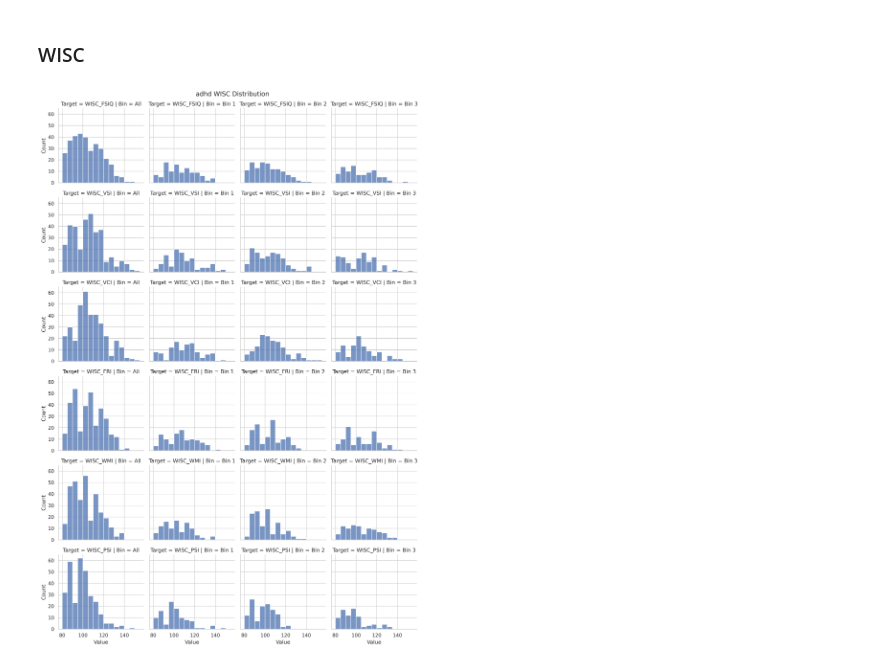
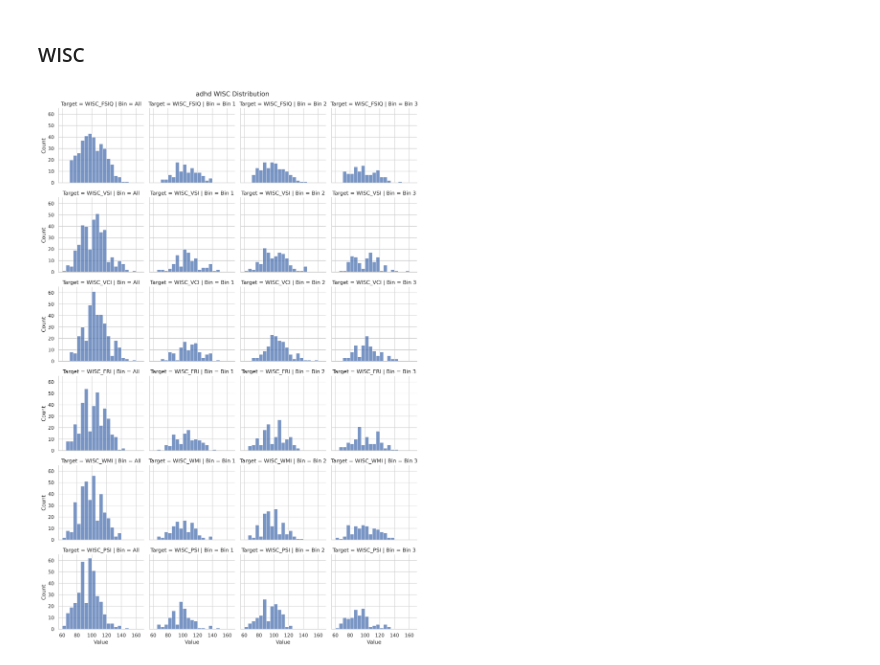
Before and after one commit to Brian-Pho/MSc_Research-Project, a Jupyter notebook: src/Preprocessing/Plot Data Distributions.ipynb, the cells around one changed output. Saved outputs shown, nothing was run; the diff lists cells and outputs as text; code cells hidden in the pictures.

```diff
--- a/src/Preprocessing/Plot Data Distributions.ipynb
+++ b/src/Preprocessing/Plot Data Distributions.ipynb
@@ -76,22 +76,22 @@ with sns.plotting_context("notebook", font_scale=2.5):
 # %%
 from common.wisc import WISC_LEVEL
 
 all_wisc_data = pd.DataFrame(columns=['Value', 'Bin', 'Target'])
 
 for target in WISC_LEVEL[5]:
     _, bin_target_values, bin_labels = bin_data(X, Y[target], ages, True, 3)
 
     target_data = [{'Value': target_value, 'Bin': bin_label, 'Target': target} for target_value, bin_label in zip(bin_target_values, bin_labels)]
 
     df = pd.DataFrame(target_data).explode('Value')
 #     display(df)
     all_wisc_data = pd.merge(all_wisc_data, df, how='outer')
 
 with sns.plotting_context("notebook", font_scale=1):
     g = sns.FacetGrid(all_wisc_data, col='Bin', row='Target', sharex=True, sharey=True)
-    g.map(sns.histplot, 'Value', bins=list(range(60, 160, 5)))
+    g.map(sns.histplot, 'Value', bins=list(range(60, 170, 5)))
     g.set_ylabels('Count')
     g.fig.subplots_adjust(top=0.95)
     g.fig.suptitle(f"{population} WISC Distribution")
 # %% [output]
-[figure, old version]
+[figure, new version]
```
Also changed, not shown: 5 other files.
